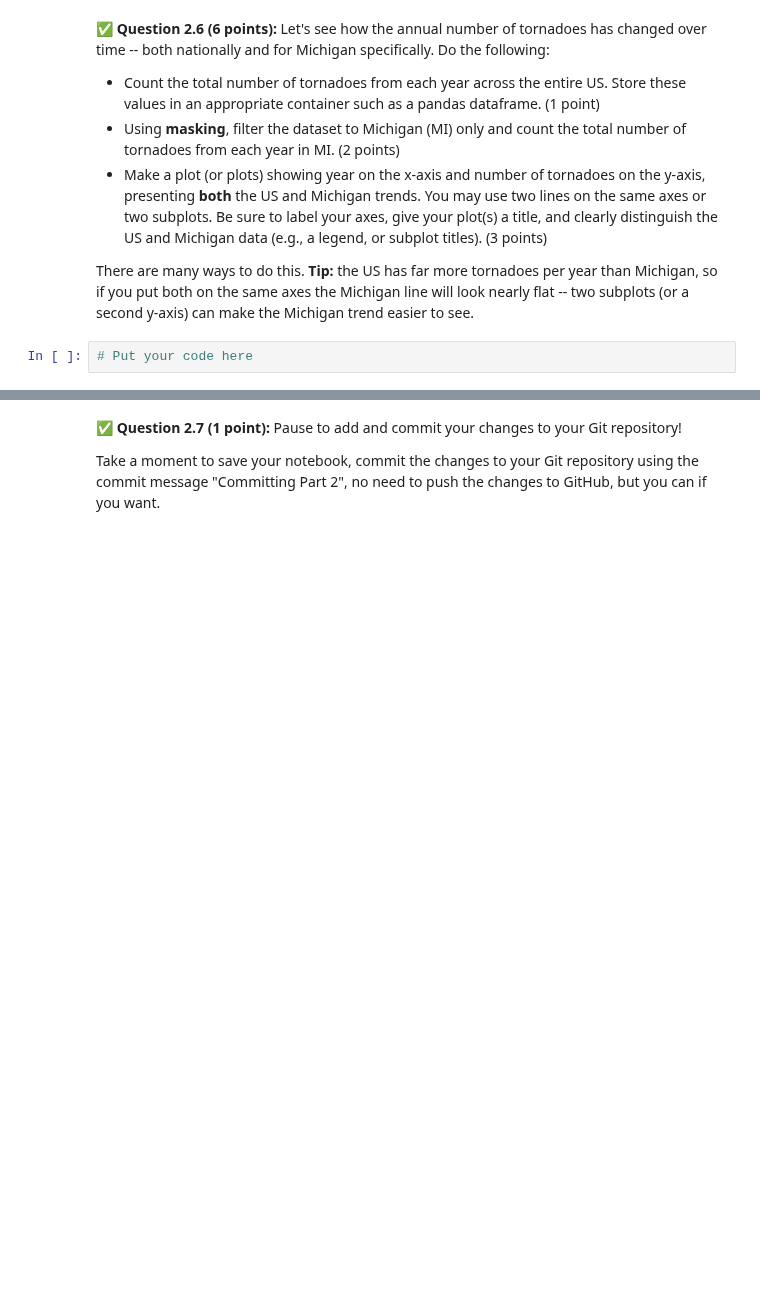
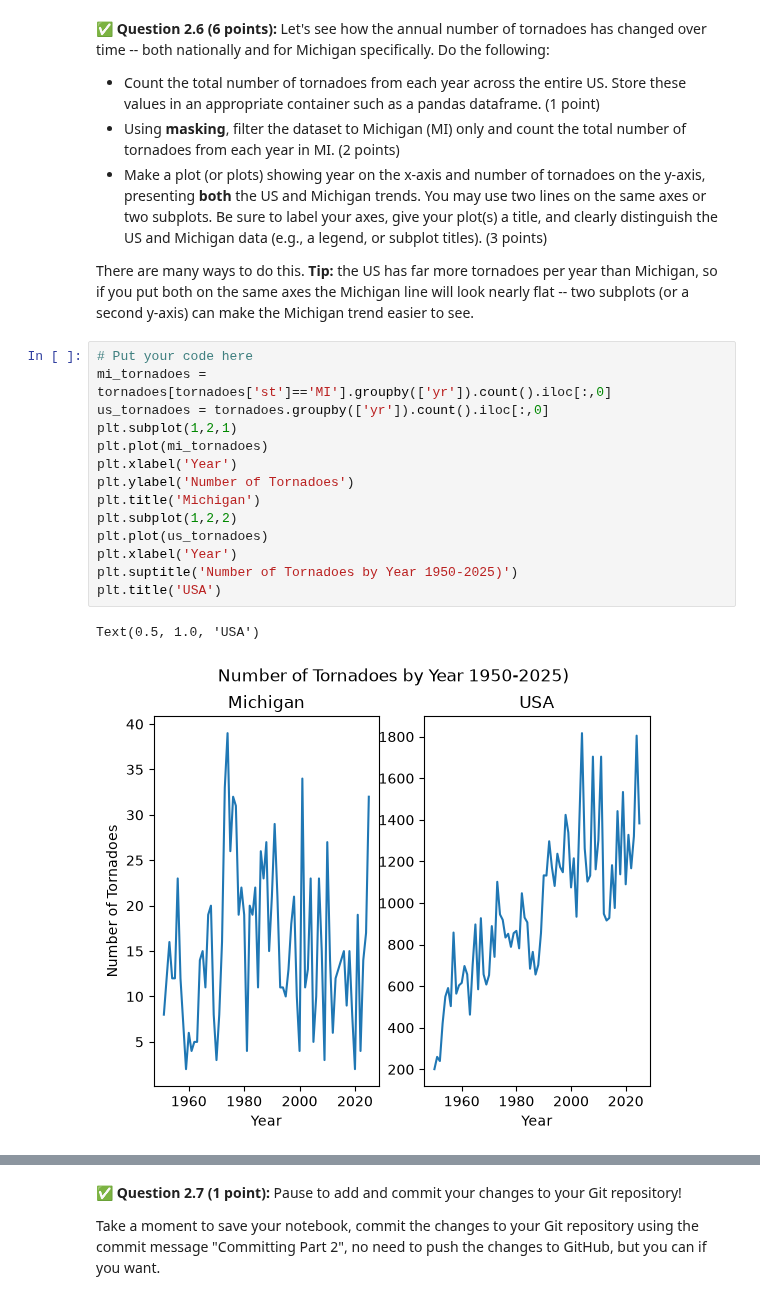
Before and after one commit to kigundue/cmse202-f26-turnin, a Jupyter notebook: hw-01/HW01-GitPandasPackagesClasses-STUDENT.ipynb, the cells around one changed output, grey strips where cells are left out. Cells and saved outputs as stored; diff of their text form; blank space fills up the shorter version.

```diff
--- a/hw-01/HW01-GitPandasPackagesClasses-STUDENT.ipynb
+++ b/hw-01/HW01-GitPandasPackagesClasses-STUDENT.ipynb
@@ -295,8 +397,23 @@ There are many ways to do this.  For example, you could use masking and loops.
 * Make a plot (or plots) showing year on the x-axis and number of tornadoes on the y-axis, presenting **both** the US and Michigan trends. You may use two lines on the same axes or two subplots. Be sure to label your axes, give your plot(s) a title, and clearly distinguish the US and Michigan data (e.g., a legend, or subplot titles). (3 points)
 
 There are many ways to do this. **Tip:** the US has far more tornadoes per year than Michigan, so if you put both on the same axes the Michigan line will look nearly flat -- two subplots (or a second y-axis) can make the Michigan trend easier to see.
-# %%
-# Put your code here
+# %%
+# Put your code here
+mi_tornadoes = tornadoes[tornadoes['st']=='MI'].groupby(['yr']).count().iloc[:,0]
+us_tornadoes = tornadoes.groupby(['yr']).count().iloc[:,0]
+plt.subplot(1,2,1)
+plt.plot(mi_tornadoes)
+plt.xlabel('Year')
+plt.ylabel('Number of Tornadoes')
+plt.title('Michigan')
+plt.subplot(1,2,2)
+plt.plot(us_tornadoes)
+plt.xlabel('Year')
+plt.suptitle('Number of Tornadoes by Year 1950-2025)')
+plt.title('USA')
+# %% [output]
+Text(0.5, 1.0, 'USA')
+[figure, added]
 # %% [markdown]
 <!-- END QUESTION -->
 <!-- DO NOT MODIFY OR DELETE THIS CELL. Make sure your solution to the question above is in the cell(s) above this one. -->
```
Also changed, not shown: parts of 24 cells of this notebook.
